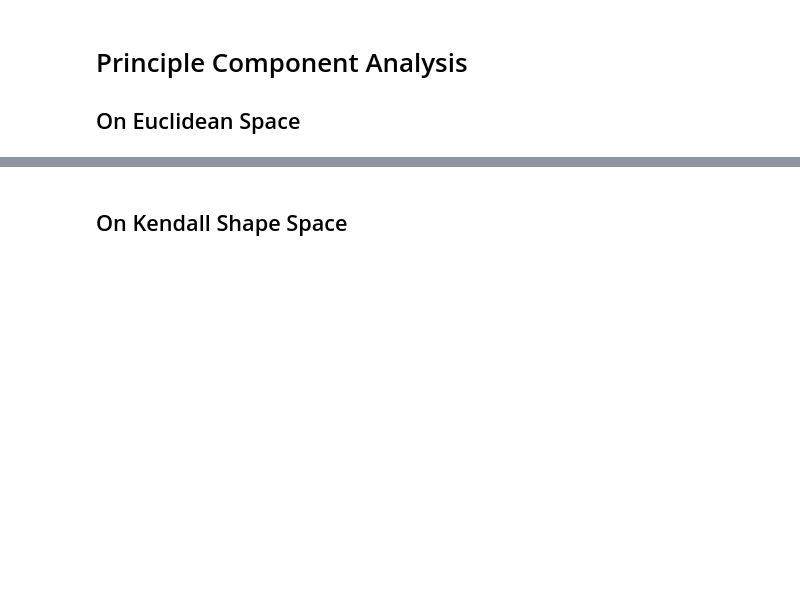
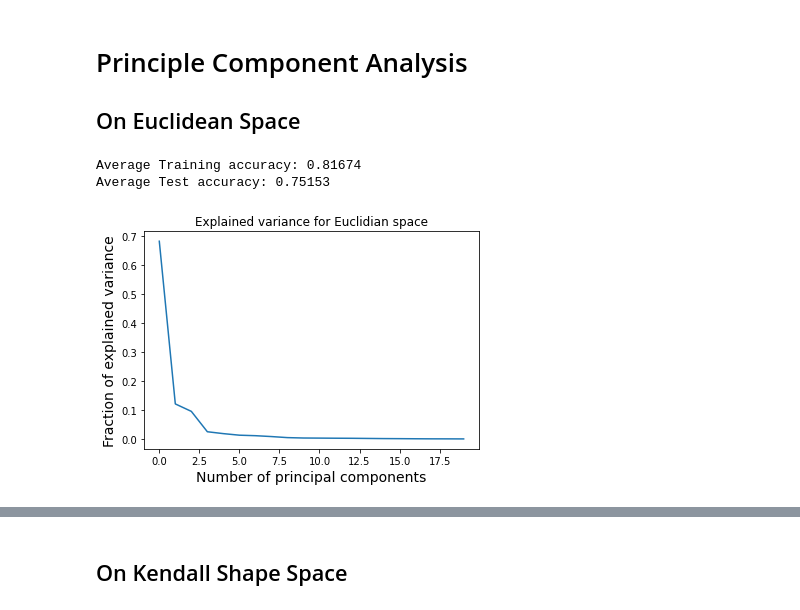
Before and after one commit to abhijithatreyat/geomstats_project, a Jupyter notebook: main.ipynb, the cells around one changed output, grey strips where cells are left out. Cells and saved outputs as stored; diff of their text form; code cells hidden in the pictures; blank space fills up the shorter version.

```diff
--- a/main.ipynb
+++ b/main.ipynb
@@ -96,21 +100,25 @@ dataset[np.isnan(dataset).any(axis=2)] = 0
 # %%
 # PCA
 train_acc_avg = list()
 test_acc_avg = list()
-
+ncomponenets = 20
 for i in range(10):
-    train_acc, test_acc , pca = Euclidian_LR(dataset,labels)
+    train_acc, test_acc , pca = Euclidian_LR(dataset,labels, ncomponenets)
     train_acc_avg.append(train_acc)
     test_acc_avg.append(test_acc)
 
 plt.figure()
 plt.plot(pca.explained_variance_ratio_)
 plt.xlabel("Number of principal components", size=14)
 plt.ylabel("Fraction of explained variance", size=14);
 plt.title("Explained variance for Euclidian space")
 
 print("Average Training accuracy: " + str(np.mean(train_acc_avg)))
 print("Average Test accuracy: " + str(np.mean(test_acc_avg)))
+# %% [output]
+Average Training accuracy: 0.81674
+Average Test accuracy: 0.75153
+[figure, added]
 # %%
 # Projection of First X Pricinple Components
 
```
Also changed, not shown: parts of 10 cells of this notebook.
